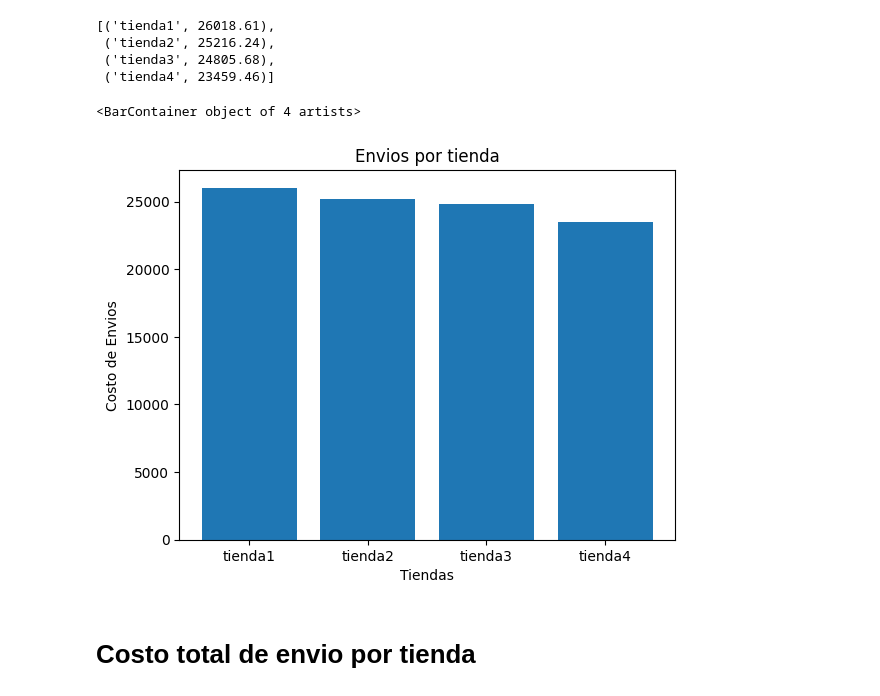
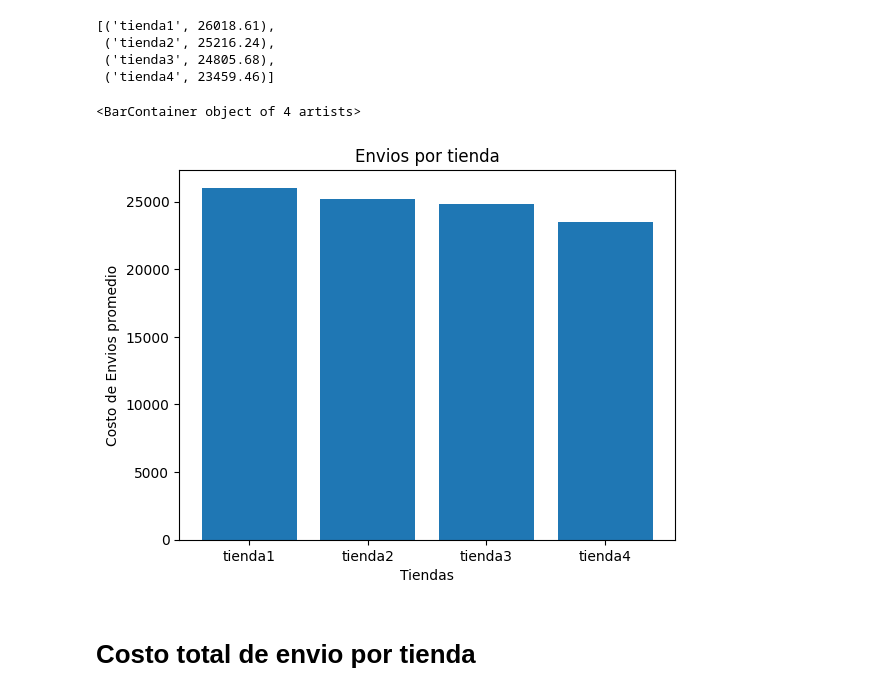
Before and after one commit to raohxxx/challenge-store, a Jupyter notebook: AluraStoreLatam.ipynb, the cells around one changed output. Drawn from its saved outputs; the diff is of its cells as text; code cells hidden in the pictures.

```diff
--- a/AluraStoreLatam.ipynb
+++ b/AluraStoreLatam.ipynb
@@ -188,13 +188,13 @@ promedio_envio_por_tienda
 # %%
 plt.title('Envios por tienda')
 plt.xlabel('Tiendas')
-plt.ylabel('Costo de Envios')
+plt.ylabel('Costo de Envios promedio')
 etiquetas=[x[0] for x in promedio_envio_por_tienda]
 valores=[x[1] for x in promedio_envio_por_tienda]
 plt.bar(etiquetas,valores)
 # %% [output]
 <BarContainer object of 4 artists>
-[figure, old version]
+[figure, new version]
 # %% [markdown]
 # Costo total de envio por tienda
 # %%
```
Also changed, not shown: parts of 1 cell of this notebook.
